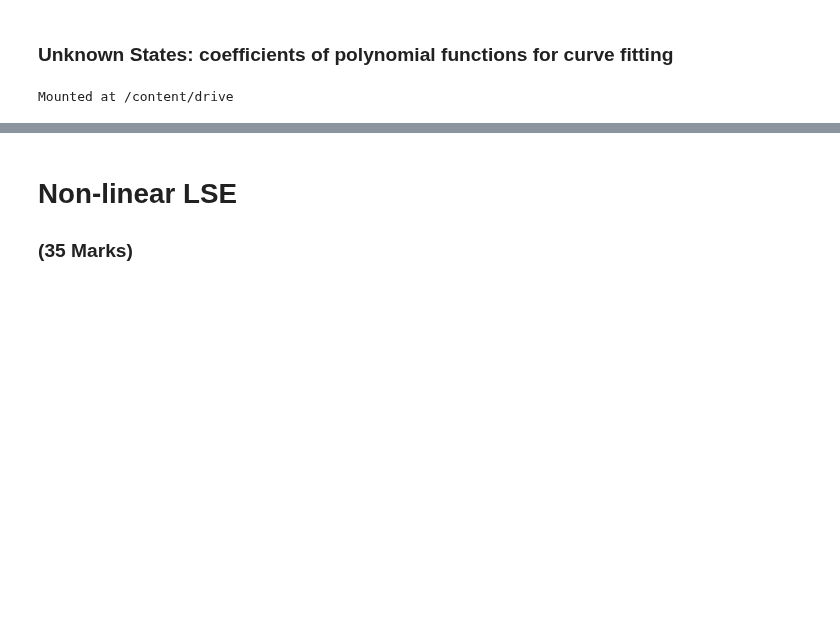
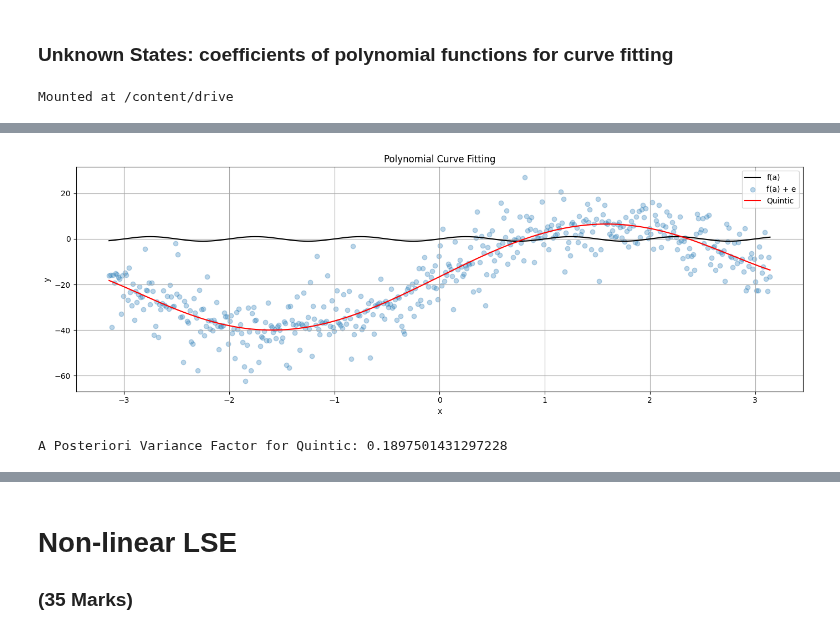
Before and after one commit to azizaahsan1/engg680_2024_fall, a Jupyter notebook: Lab_Assignment2/Assignment2.ipynb, the cells around one changed output, grey strips where cells are left out. Saved outputs shown, nothing was run; the diff lists cells and outputs as text; code cells hidden in the pictures; blank space fills up the shorter version.

```diff
--- a/Lab_Assignment2/Assignment2.ipynb
+++ b/Lab_Assignment2/Assignment2.ipynb
@@ -62,7 +62,7 @@ n = len(l)
 # define the observation weight matrix P for LSE as identity matrix
 # identity weight matrix simply means the observations will be unweighted in the following LSE
 # (1 mark)
-P = np.eye(n)
+P = np.identity(n)
 #print("Observation weight matrix (P):\n", P)
 
 # define the range of function input(i.e., constants a), from start to end; and the numerical array of a
@@ -148,0 +172,18 @@ quintic_uw = #...
+# %%
+# step 6
+# call the fit_polynomial_curve function and fetch the results
+# use polynomial degrees of: 1, 3 ,5
+# (1 marks)
+
+# Polynomial degrees to fit
+degrees = [1, 3, 5]
+
+# Call the fit_polynomial_curve function and fetch the results
+for deg in degrees:
+    coefficients, covariance, apv, residuals = fit_polynomial_curve(a, l, P, deg)
+    print(f"Polynomial Degree: {deg}")
+    print("Estimated Coefficients:", coefficients)
+    print("Covariance of Coefficients:", covariance)
+    print("A Posteriori Variance Factor:", apv)
+    print("Residuals:", residuals)
+    print("\n")
@@ -149,13 +240,35 @@ quintic_uw = #...
 # %%
 # step 8
 # use the matplotlib to plot each polynomial function, noisy observations l, true observations l_true, together in one single figure
 # for the polynomials of line, cubic and quintic, use color of orange, green and red respectively.
 # (2 marks)
 
+# Plotting
 fig, ax = plt.subplots(nrows=1, ncols=1, figsize=(14, 5))
-# ...
-
-
 ax.grid(True, which='both',ls='-',color='0.65')
 
+# Assuming l_true is calculated based on the same 'a' used for fitting
+l_true = np.sin(2 * np.pi * a)  # Recalculate l_true to ensure consistency
+
+# True observations
+ax.plot(a, l_true, color='k', label='f(a)')
+
+# Noisy observations
+ax.scatter(a, l, color='tab:blue', label='f(a) + e', marker='o', alpha=0.3)
+
+# Plot the fitted polynomial functions
+#ax.plot(a, line_uw, color='orange', label='Line')
+#ax.plot(a, cubic_uw, color='green', label='Cubic')
+ax.plot(a, quintic_uw, color='red', label='Quintic')
+
+# Adding labels and title
+ax.set_xlabel('x')
+ax.set_ylabel('y')
+ax.set_title('Polynomial Curve Fitting')
+ax.legend()
 fig.tight_layout()
+
+# Show plot
+plt.show()
+# %% [output]
+[figure, added]
@@ -167,3 +275,25 @@ fig.tight_layout()
+# %%
+# step 9
+# print the a posterier variance factor for each polynomial function
+# (3 marks)
+
+# Initialize variables to store apv
+apv_values = {}  # Dictionary to store a posteriori variance factors
+
+# apv based on the degree
+if deg == 1:
+        apv_values['Line'] = apv
+elif deg == 3:
+        apv_values['Cubic'] = apv
+elif deg == 5:
+        apv_values['Quintic'] = apv
+
+# Print the a posteriori variance factors for each polynomial function
+for function, apv in apv_values.items():
+    print(f"A Posteriori Variance Factor for {function}: {apv}")
+    print("\n")
+# %% [output]
+A Posteriori Variance Factor for Quintic: 0.1897501431297228
 # %%
 # step 10
 # compute and print the norm between the predicted observations (output from each polynomial function) and the true observations
```
Also changed, not shown: parts of 17 cells of this notebook.
